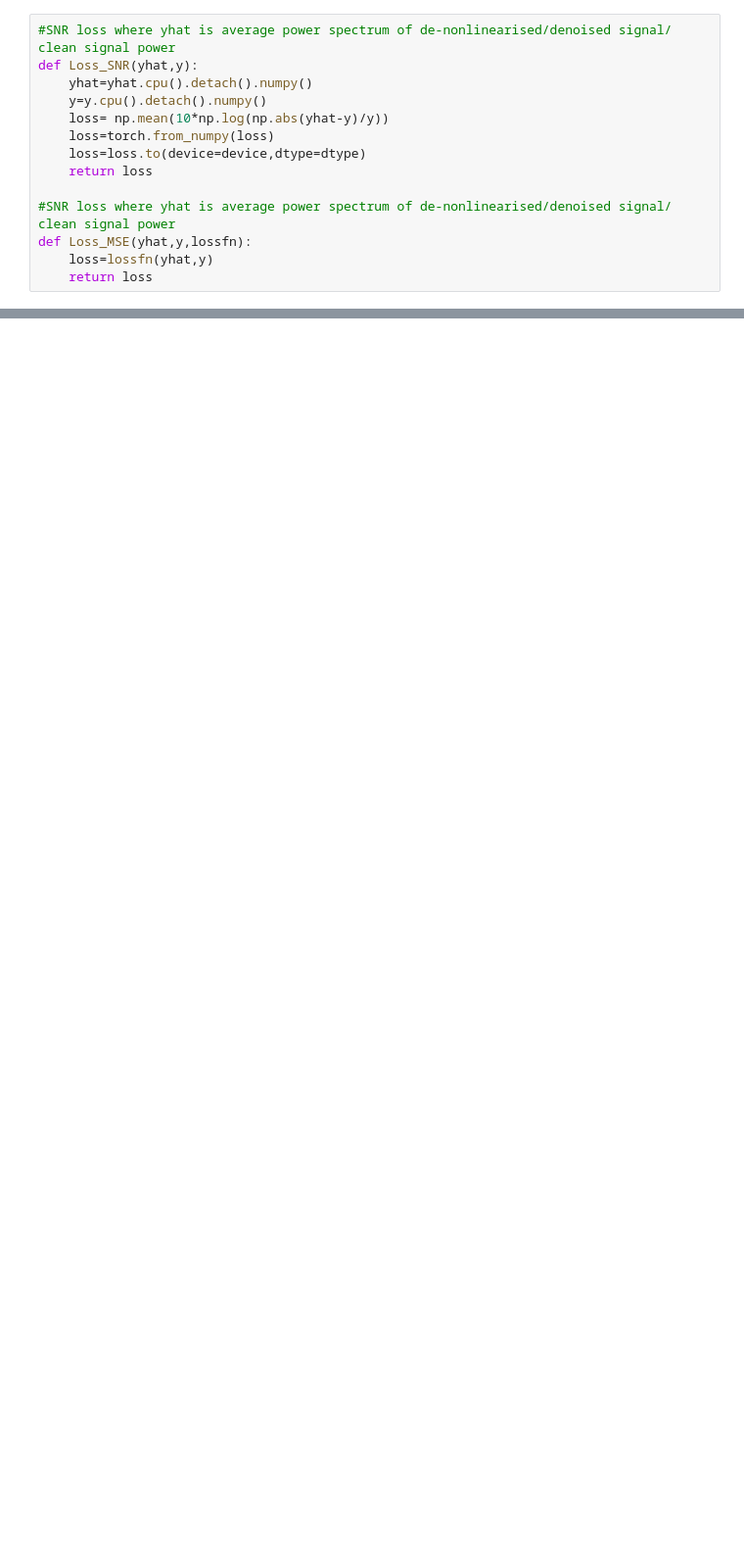
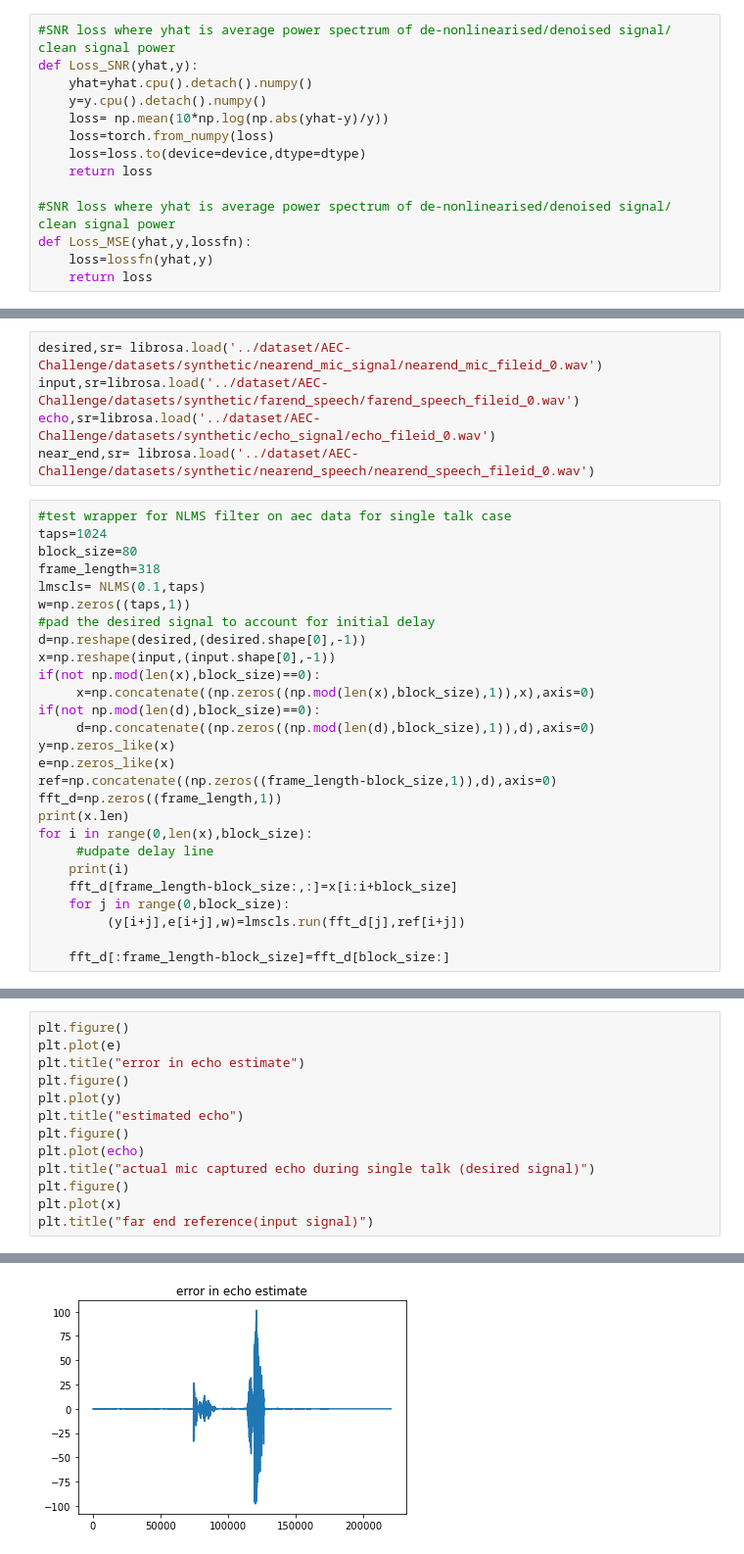
Before and after one commit to pkamath7/AEC_RES, a Jupyter notebook: models/CNN_Res.ipynb, the cells around one changed output, grey strips where cells are left out. Shown at 98% size. Cells and saved outputs as stored; diff of their text form; blank space fills up the shorter version.

```diff
--- a/models/CNN_Res.ipynb
+++ b/models/CNN_Res.ipynb
@@ -259,0 +402,32 @@ TypeError: can't convert cuda:0 device type tensor to numpy. Use Tensor.cpu() to
+# %%
+desired,sr= librosa.load('../dataset/AEC-Challenge/datasets/synthetic/nearend_mic_signal/nearend_mic_fileid_0.wav')
+input,sr=librosa.load('../dataset/AEC-Challenge/datasets/synthetic/farend_speech/farend_speech_fileid_0.wav')
+echo,sr=librosa.load('../dataset/AEC-Challenge/datasets/synthetic/echo_signal/echo_fileid_0.wav')
+near_end,sr= librosa.load('../dataset/AEC-Challenge/datasets/synthetic/nearend_speech/nearend_speech_fileid_0.wav')
+# %%
+#test wrapper for NLMS filter on aec data for single talk case
+taps=1024
+block_size=80
+frame_length=318
+lmscls= NLMS(0.1,taps)
+w=np.zeros((taps,1))
+#pad the desired signal to account for initial delay
+d=np.reshape(desired,(desired.shape[0],-1))
+x=np.reshape(input,(input.shape[0],-1))
+if(not np.mod(len(x),block_size)==0):
+     x=np.concatenate((np.zeros((np.mod(len(x),block_size),1)),x),axis=0)
+if(not np.mod(len(d),block_size)==0):
+     d=np.concatenate((np.zeros((np.mod(len(d),block_size),1)),d),axis=0)
+y=np.zeros_like(x)
+e=np.zeros_like(x)
+ref=np.concatenate((np.zeros((frame_length-block_size,1)),d),axis=0)
+fft_d=np.zeros((frame_length,1))
+print(x.len)
+for i in range(0,len(x),block_size):
+     #udpate delay line
+    print(i)
+    fft_d[frame_length-block_size:,:]=x[i:i+block_size]
+    for j in range(0,block_size):
+         (y[i+j],e[i+j],w)=lmscls.run(fft_d[j],ref[i+j])
+
+    fft_d[:frame_length-block_size]=fft_d[block_size:]
@@ -259,0 +453,14 @@ TypeError: can't convert cuda:0 device type tensor to numpy. Use Tensor.cpu() to
+# %%
+plt.figure()
+plt.plot(e)
+plt.title("error in echo estimate")
+plt.figure()
+plt.plot(y)
+plt.title("estimated echo")
+plt.figure()
+plt.plot(echo)
+plt.title("actual mic captured echo during single talk (desired signal)")
+plt.figure()
+plt.plot(x)
+plt.title("far end reference(input signal)")
+# %% [output]
@@ -259,0 +468 @@ TypeError: can't convert cuda:0 device type tensor to numpy. Use Tensor.cpu() to
+[figure, added]
```
Also changed, not shown: parts of 18 cells of this notebook.
